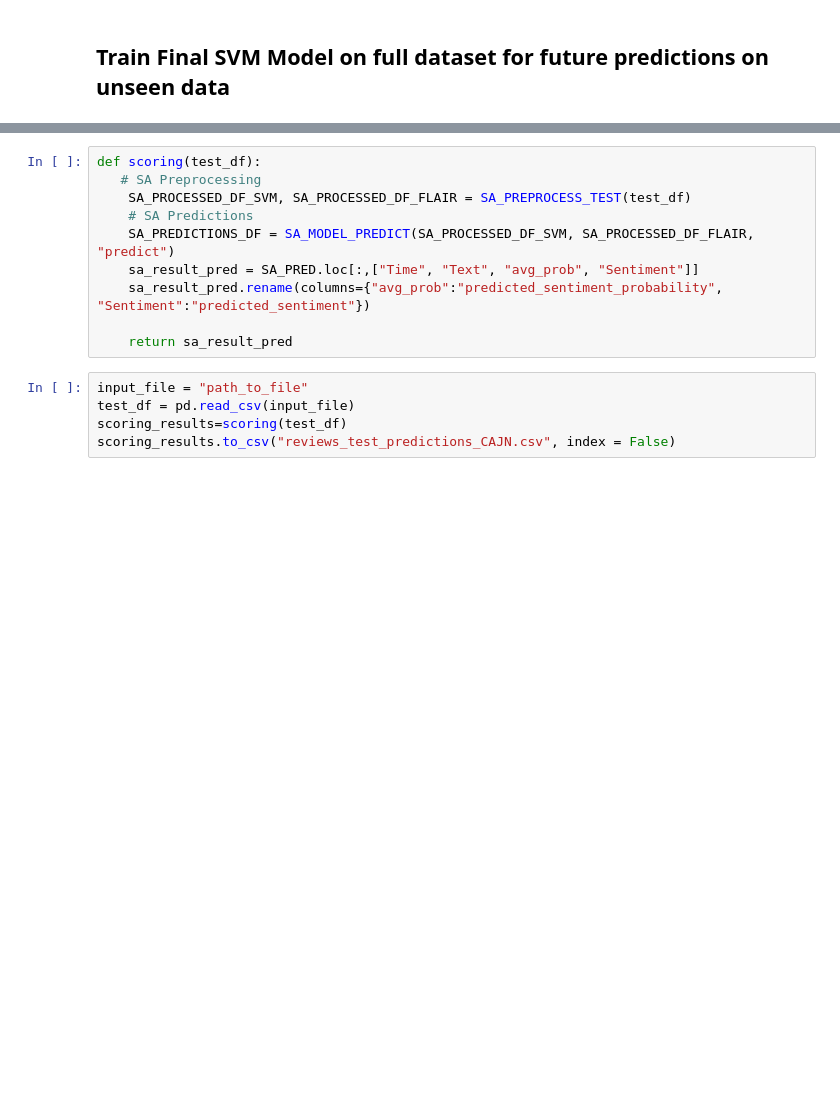
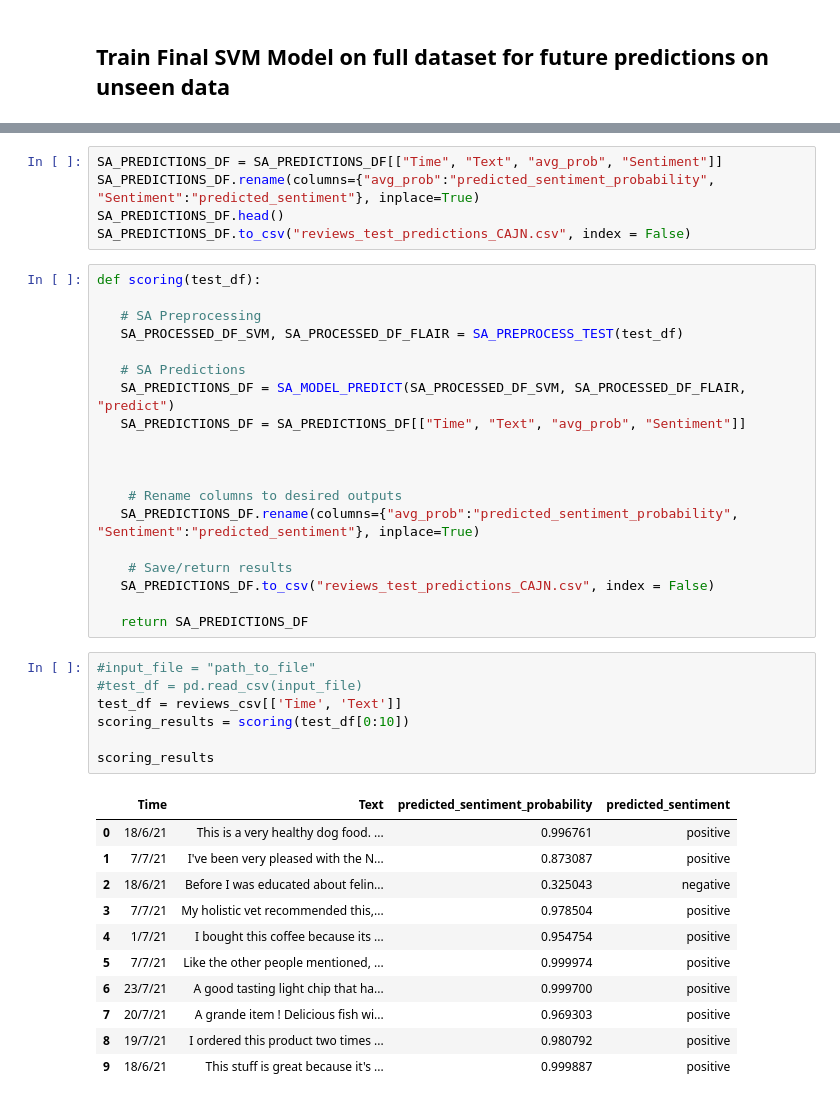
Before and after one commit to nivii26/DSA4263-Voice-of-Customer-VOC-analysis, a Jupyter notebook: root/ipynb/sentiment_analysis_demo.ipynb, the cells around one changed output, grey strips where cells are left out. Saved outputs shown, nothing was run; the diff lists cells and outputs as text; blank space fills up the shorter version.

```diff
--- a/root/ipynb/sentiment_analysis_demo.ipynb
+++ b/root/ipynb/sentiment_analysis_demo.ipynb
@@ -380,15 +420,43 @@ Average Cross Validation score pr_auc :0.9734479184570077
+# %%
+SA_PREDICTIONS_DF = SA_PREDICTIONS_DF[["Time", "Text", "avg_prob", "Sentiment"]]
+SA_PREDICTIONS_DF.rename(columns={"avg_prob":"predicted_sentiment_probability", "Sentiment":"predicted_sentiment"}, inplace=True)
+SA_PREDICTIONS_DF.head()
+SA_PREDICTIONS_DF.to_csv("reviews_test_predictions_CAJN.csv", index = False)
 # %%
 def scoring(test_df):
+
    # SA Preprocessing
-    SA_PROCESSED_DF_SVM, SA_PROCESSED_DF_FLAIR = SA_PREPROCESS_TEST(test_df)
-    # SA Predictions
-    SA_PREDICTIONS_DF = SA_MODEL_PREDICT(SA_PROCESSED_DF_SVM, SA_PROCESSED_DF_FLAIR, "predict")
-    sa_result_pred = SA_PRED.loc[:,["Time", "Text", "avg_prob", "Sentiment"]]
-    sa_result_pred.rename(columns={"avg_prob":"predicted_sentiment_probability", "Sentiment":"predicted_sentiment"})
+   SA_PROCESSED_DF_SVM, SA_PROCESSED_DF_FLAIR = SA_PREPROCESS_TEST(test_df)
 
-    return sa_result_pred
+   # SA Predictions
+   SA_PREDICTIONS_DF = SA_MODEL_PREDICT(SA_PROCESSED_DF_SVM, SA_PROCESSED_DF_FLAIR, "predict")
+   SA_PREDICTIONS_DF = SA_PREDICTIONS_DF[["Time", "Text", "avg_prob", "Sentiment"]]
+
+
+
+    # Rename columns to desired outputs
+   SA_PREDICTIONS_DF.rename(columns={"avg_prob":"predicted_sentiment_probability", "Sentiment":"predicted_sentiment"}, inplace=True)
+
+    # Save/return results
+   SA_PREDICTIONS_DF.to_csv("reviews_test_predictions_CAJN.csv", index = False)
+
+   return SA_PREDICTIONS_DF
 # %%
-input_file = "path_to_file"
-test_df = pd.read_csv(input_file)
-scoring_results=scoring(test_df)
-scoring_results.to_csv("reviews_test_predictions_CAJN.csv", index = False)
+#input_file = "path_to_file"
+#test_df = pd.read_csv(input_file)
+test_df = reviews_csv[['Time', 'Text']]
+scoring_results = scoring(test_df[0:10])
+
+scoring_results
+# %% [output]
+|  | Time | Text | predicted_sentiment_probability | predicted_sentiment |
+| 0 | 18/6/21 | This is a very healthy dog food. ... | 0.996761 | positive |
+| 1 | 7/7/21 | I've been very pleased with the N... | 0.873087 | positive |
+| 2 | 18/6/21 | Before I was educated about felin... | 0.325043 | negative |
+| 3 | 7/7/21 | My holistic vet recommended this,... | 0.978504 | positive |
+| 4 | 1/7/21 | I bought this coffee because its ... | 0.954754 | positive |
+| 5 | 7/7/21 | Like the other people mentioned, ... | 0.999974 | positive |
+| 6 | 23/7/21 | A good tasting light chip that ha... | 0.999700 | positive |
+| 7 | 20/7/21 | A grande item ! Delicious fish wi... | 0.969303 | positive |
+| 8 | 19/7/21 | I ordered this product two times ... | 0.980792 | positive |
+| 9 | 18/6/21 | This stuff is great because it's ... | 0.999887 | positive |
```
Also changed, not shown: parts of 29 cells of this notebook.
